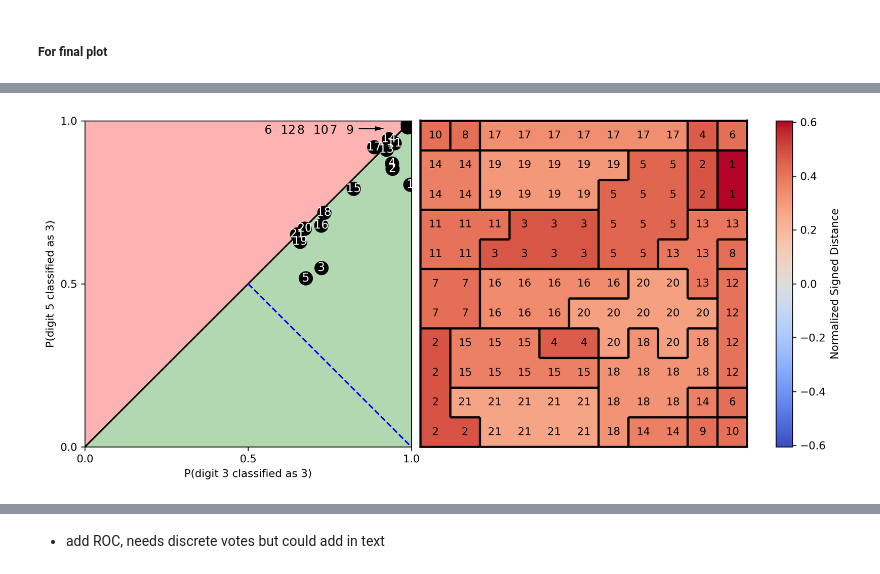
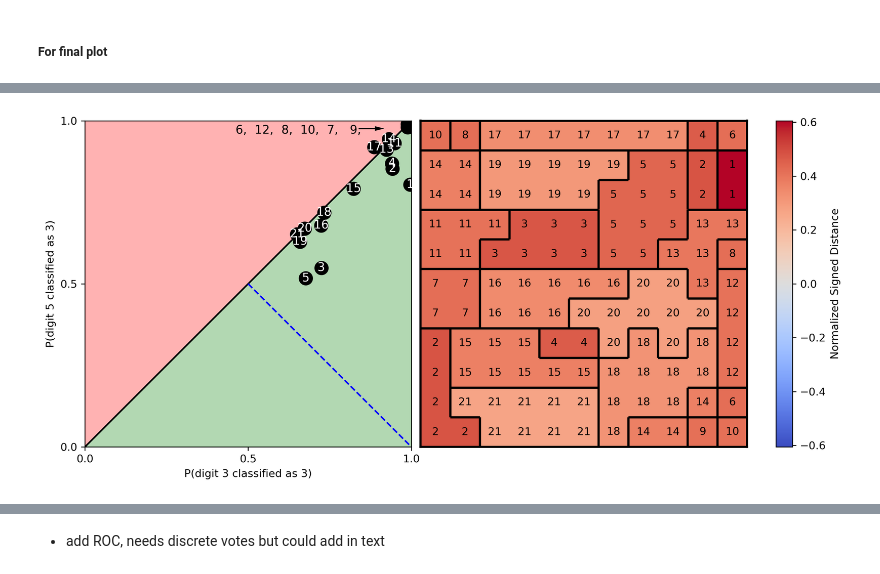
Before and after one commit to PaulHosek/MCM_classifier, a Jupyter notebook: Classifier_1/mcm/paper_plots/plots_indicative_icc.ipynb, the cells around one changed output, grey strips where cells are left out. Drawn from its saved outputs; the diff is of its cells as text; code cells hidden in the pictures.

```diff
--- a/Classifier_1/mcm/paper_plots/plots_indicative_icc.ipynb
+++ b/Classifier_1/mcm/paper_plots/plots_indicative_icc.ipynb
@@ -261,44 +258,45 @@ any_bottomright = False
 any_topleft = False
 for i, (x, y) in enumerate(zip(avg_prob[:, cat_a], avg_prob[:, cat_b])):
     lab = myplot.int_to_letters(i)
+
     if mode == "rank":
         lab = ranks[letters == myplot.int_to_letters(i)][0]
     if x < 0.05 and y < 0.05:
-        axs[0].text(0.01, left_side_y, lab, color="black", transform=axs[0].transAxes, fontsize=11)
-        left_side_y += 0.05
+        axs[0].text(0.01, left_side_y, f"{lab: >2},", color="black", transform=axs[0].transAxes, fontsize=11)
+        left_side_y += 0.07
         any_bottomright = True
     elif x > 0.95 and y > 0.95:
-        axs[0].text(right_side_x, 0.96, lab, color="black", transform=axs[0].transAxes, fontsize=11)
-        right_side_x -= 0.05
+        axs[0].text(right_side_x, 0.96, f"{lab: >2},", color="black", transform=axs[0].transAxes, fontsize=11)
+        right_side_x -= 0.07
         any_topleft = True
     else:
         axs[0].text(x, y, lab, color="white", ha="center", va="center", fontsize=11)
 
 if any_bottomright:
     axs[0].arrow(0.024, 0.18, 0, -0.05, head_width=0.01, head_length=0.02, fc='black', ec='black')
 if any_topleft:
     axs[0].arrow(1-0.16, 1-0.024, 0.05, 0, head_width=0.01, head_length=0.02, fc='black', ec='black')
 
 
 
 
 # other stuff
 axs[0].set_xlabel(f"P(digit {cat_a} classified as {cat_a})")
 axs[0].set_ylabel(f"P(digit {cat_b} classified as {cat_a})")
 axs[0].set_xlim(0, 1)
 axs[0].set_ylim(0, 1)
 plt.subplots_adjust(wspace=-.7)
 axs[1].set_aspect('equal')
 
 
 if mode == "rank":
     im = myplot.partition_map(plt.gca(), dist_map,ranks,myplot.find_borders(comms), cbar=False)
 else:
     im = myplot.partition_map(plt.gca(), dist_map,myplot.int_to_letters(comms),myplot.find_borders(comms), cbar=False)
 
 
 plt.colorbar(im, ax=axs[1]).set_label('Normalized Signed Distance')
 plt.tight_layout()
 plt.savefig(f"./img/decisionboundary_and_map_{cat_a}{cat_b}.png", dpi=300, bbox_inches="tight")
 # %% [output]
-[figure, old version]
+[figure, new version]
```
Also changed, not shown: parts of 3 cells of this notebook, 1 other file.
